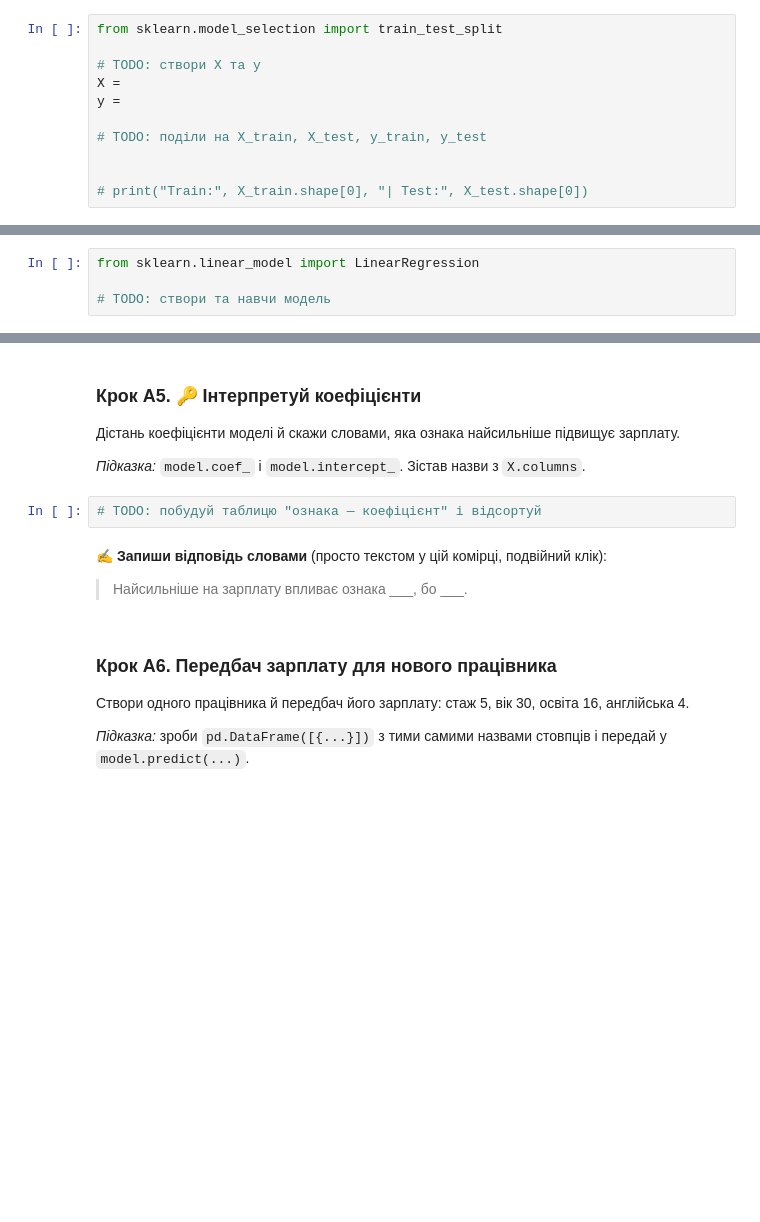
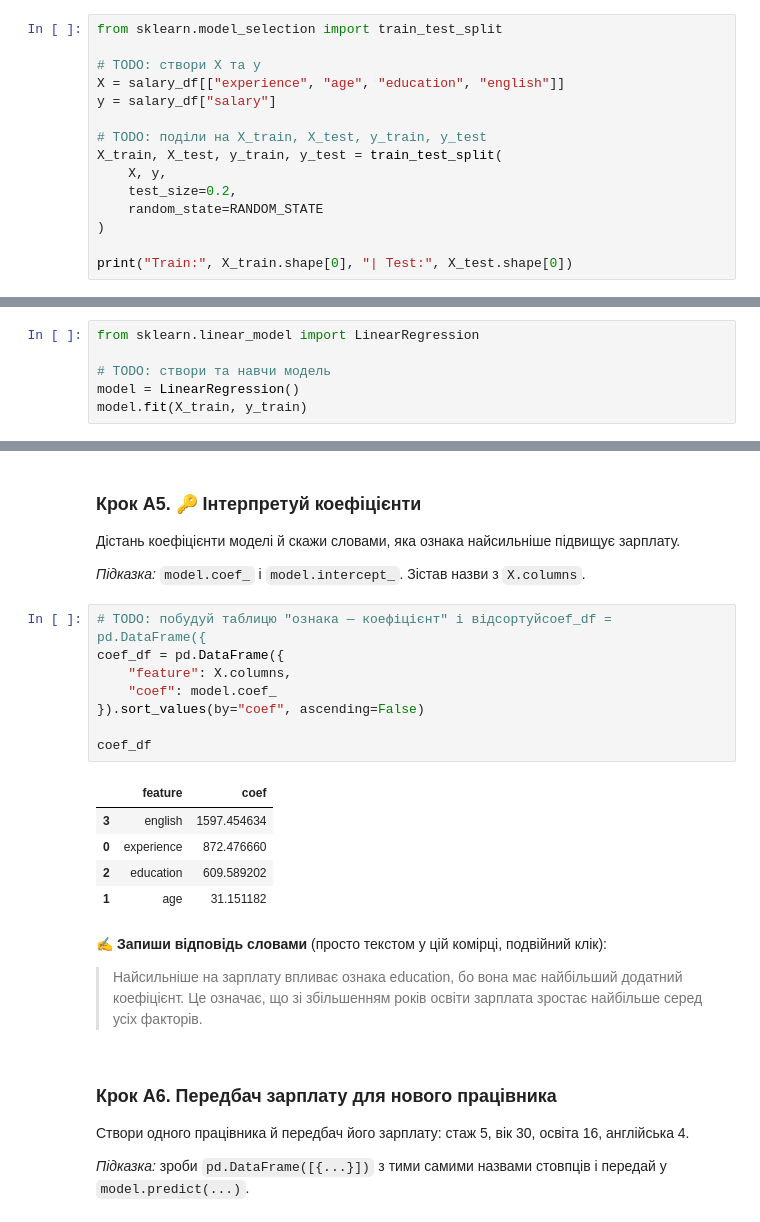
Before and after one commit to VikiTarasova/DTA_2026, a Jupyter notebook: ML/15_06_26ml_practice_LR&Cl.ipynb, the cells around one changed output, grey strips where cells are left out. Drawn from its saved outputs; the diff is of its cells as text; blank space fills up the shorter version.

```diff
--- a/ML/15_06_26ml_practice_LR&Cl.ipynb
+++ b/ML/15_06_26ml_practice_LR&Cl.ipynb
@@ -98,10 +114,14 @@ print("Частка тих, хто склав іспит:", f"{students_df['pass
 from sklearn.model_selection import train_test_split
 
 # TODO: створи X та y
-X =
-y =
+X = salary_df[["experience", "age", "education", "english"]]
+y = salary_df["salary"]
 
 # TODO: поділи на X_train, X_test, y_train, y_test
+X_train, X_test, y_train, y_test = train_test_split(
+    X, y,
+    test_size=0.2,
+    random_state=RANDOM_STATE
+)
 
-
-# print("Train:", X_train.shape[0], "| Test:", X_test.shape[0])
+print("Train:", X_train.shape[0], "| Test:", X_test.shape[0])
@@ -114,3 +136,5 @@ y =
 from sklearn.linear_model import LinearRegression
 
 # TODO: створи та навчи модель
+model = LinearRegression()
+model.fit(X_train, y_train)
@@ -133,11 +167,23 @@ from sklearn.metrics import mean_absolute_error, r2_score
 Дістань коефіцієнти моделі й скажи словами, яка ознака найсильніше підвищує зарплату.
 
 *Підказка:* `model.coef_` і `model.intercept_`. Зістав назви з `X.columns`.
-# %%
-# TODO: побудуй таблицю "ознака — коефіцієнт" і відсортуй
+# %%
+# TODO: побудуй таблицю "ознака — коефіцієнт" і відсортуйcoef_df = pd.DataFrame({
+coef_df = pd.DataFrame({
+    "feature": X.columns,
+    "coef": model.coef_
+}).sort_values(by="coef", ascending=False)
+
+coef_df
+# %% [output]
+|  | feature | coef |
+| 3 | english | 1597.454634 |
+| 0 | experience | 872.476660 |
+| 2 | education | 609.589202 |
+| 1 | age | 31.151182 |
 # %% [markdown]
 ✍️ **Запиши відповідь словами** (просто текстом у цій комірці, подвійний клік):
-> Найсильніше на зарплату впливає ознака ___, бо ___.
+> Найсильніше на зарплату впливає ознака education, бо вона має найбільший додатний коефіцієнт. Це означає, що зі збільшенням років освіти зарплата зростає найбільше серед усіх факторів.
 # %% [markdown]
 ### Крок A6. Передбач зарплату для нового працівника
 Створи одного працівника й передбач його зарплату: стаж 5, вік 30, освіта 16, англійська 4.
```
Also changed, not shown: parts of 8 cells of this notebook.
